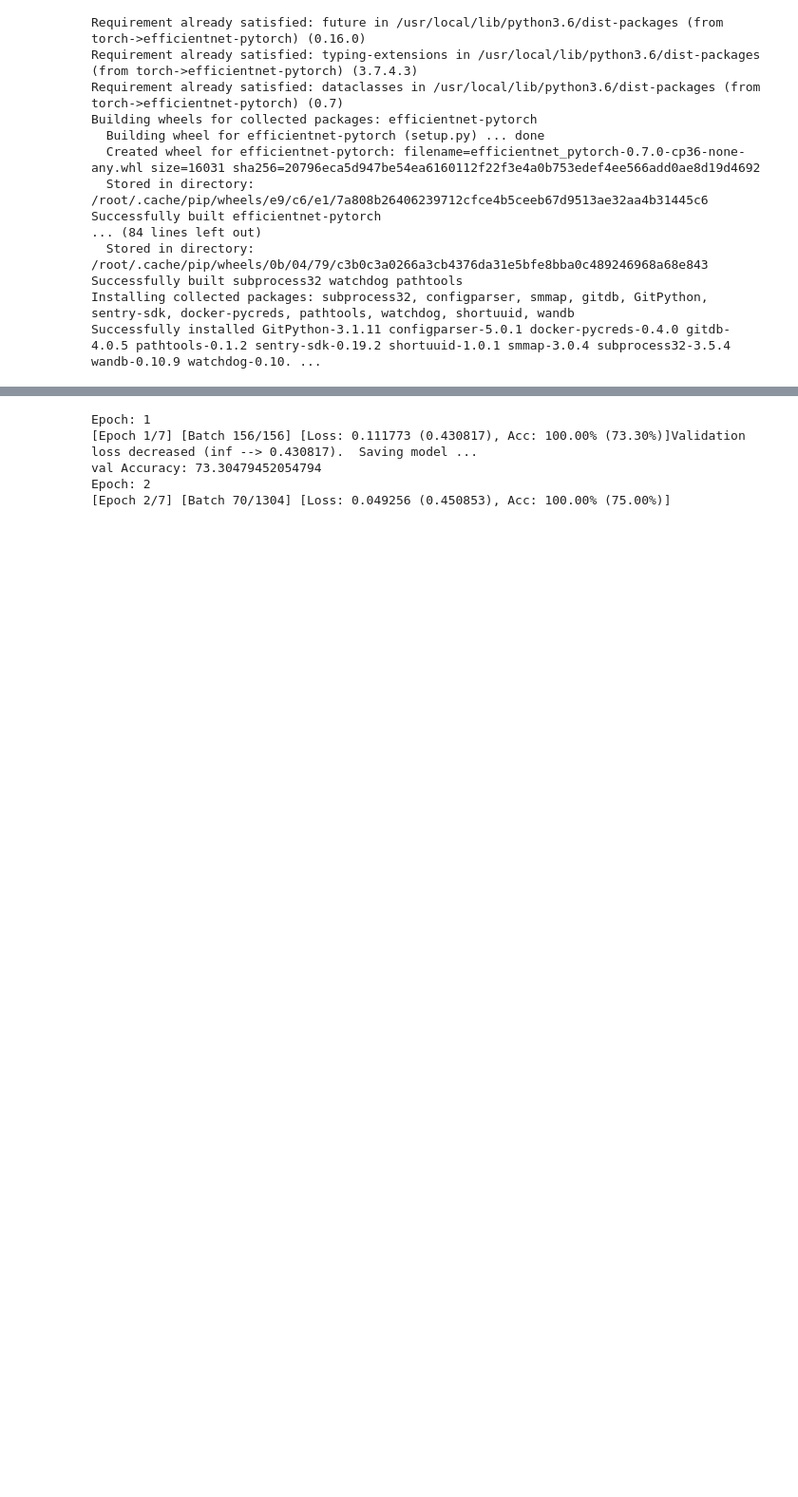
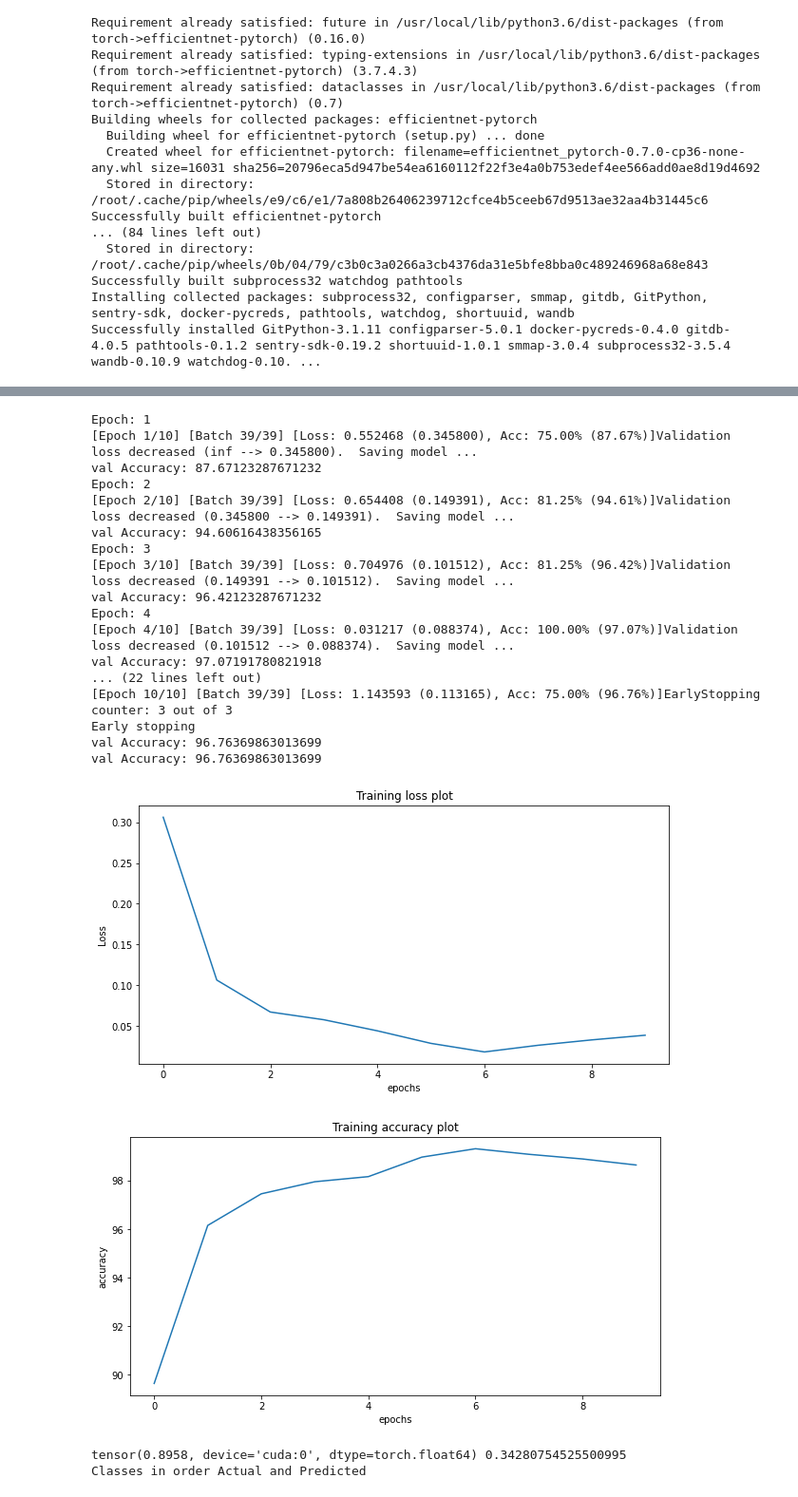
Before and after one commit to Garvit-32/pneumonia-detection, a Jupyter notebook: pneumonia_classification.ipynb, the cells around one changed output, grey strips where cells are left out. Shown at 95% size. Saved outputs shown, nothing was run; the diff lists cells and outputs as text; code cells hidden in the pictures; blank space fills up the shorter version.

```diff
--- a/pneumonia_classification.ipynb
+++ b/pneumonia_classification.ipynb
@@ -150,26 +150,26 @@ Clipping input data to the valid range for imshow with RGB data ([0..1] for floa
 # %%
-# from efficientnet_pytorch import EfficientNet
-# net = EfficientNet.from_pretrained('efficientnet-b3',num_classes = 2).to('cuda')
+from efficientnet_pytorch import EfficientNet
+net = EfficientNet.from_pretrained('efficientnet-b3',num_classes = 2).to('cuda')
 
-from torch import nn
-from torchvision import models
-class classifier(nn.Module):
-    def __init__(self):
-        super(classifier, self).__init__()
-        model = models.densenet201(pretrained = True)
-        model = model.features
-        self.model = model
-        self.linear = nn.Linear(1920, 2)
-        self.dropout2 = nn.Dropout(0.5)
-        self.avgpool = nn.AdaptiveAvgPool2d((1, 1))
-        self.relu = nn.ReLU()
-    def forward(self, input):
-        am = self.model(input)
-        out = self.avgpool(am)
-        out = torch.flatten(out, 1)
-        res = self.dropout2(self.linear(out))
-        return res
-net = classifier().to('cuda')
+# from torch import nn
+# from torchvision import models
+# class classifier(nn.Module):
+#     def __init__(self):
+#         super(classifier, self).__init__()
+#         model = models.densenet201(pretrained = True)
+#         model = model.features
+#         self.model = model
+#         self.linear = nn.Linear(1920, 2)
+#         self.dropout2 = nn.Dropout(0.5)
+#         self.avgpool = nn.AdaptiveAvgPool2d((1, 1))
+#         self.relu = nn.ReLU()
+#     def forward(self, input):
+#         am = self.model(input)
+#         out = self.avgpool(am)
+#         out = torch.flatten(out, 1)
+#         res = self.dropout2(self.linear(out))
+#         return res
+# net = classifier().to('cuda')
 
 # img = torch.zeros(1,3,256,256).to('cuda')
 # y = net(img)
@@ -181,10 +182,26 @@ Downloading: "https://download.pytorch.org/models/densenet201-c1103571.pth" to /
 # %%
 lr = 1e-4
 # %%
-training.train_model(net, dataloaders, encoder, inv_normalize,num_epochs=7, lr=lr, batch_size=batch_size, patience=3, classes=classes)
+training.train_model(net, dataloaders, encoder, inv_normalize,num_epochs=10, lr=lr, batch_size=batch_size, patience=3, classes=classes)
 # %% [output]
 Epoch: 1
-[Epoch 1/7] [Batch 156/156] [Loss: 0.111773 (0.430817), Acc: 100.00% (73.30%)]Validation loss decreased (inf --> 0.430817).  Saving model ...
-val Accuracy: 73.30479452054794
+[Epoch 1/10] [Batch 39/39] [Loss: 0.552468 (0.345800), Acc: 75.00% (87.67%)]Validation loss decreased (inf --> 0.345800).  Saving model ...
+val Accuracy: 87.67123287671232
 Epoch: 2
-[Epoch 2/7] [Batch 70/1304] [Loss: 0.049256 (0.450853), Acc: 100.00% (75.00%)]
+[Epoch 2/10] [Batch 39/39] [Loss: 0.654408 (0.149391), Acc: 81.25% (94.61%)]Validation loss decreased (0.345800 --> 0.149391).  Saving model ...
+val Accuracy: 94.60616438356165
+Epoch: 3
+[Epoch 3/10] [Batch 39/39] [Loss: 0.704976 (0.101512), Acc: 81.25% (96.42%)]Validation loss decreased (0.149391 --> 0.101512).  Saving model ...
+val Accuracy: 96.42123287671232
+Epoch: 4
+[Epoch 4/10] [Batch 39/39] [Loss: 0.031217 (0.088374), Acc: 100.00% (97.07%)]Validation loss decreased (0.101512 --> 0.088374).  Saving model ...
+val Accuracy: 97.07191780821918
+... (22 lines left out)
+[Epoch 10/10] [Batch 39/39] [Loss: 1.143593 (0.113165), Acc: 75.00% (96.76%)]EarlyStopping counter: 3 out of 3
+Early stopping
+val Accuracy: 96.76369863013699
+val Accuracy: 96.76369863013699
+[figure, added]
+[figure, added]
+tensor(0.8958, device='cuda:0', dtype=torch.float64) 0.34280754525500995
+Classes in order Actual and Predicted
```
Also changed, not shown: parts of 6 cells of this notebook.
